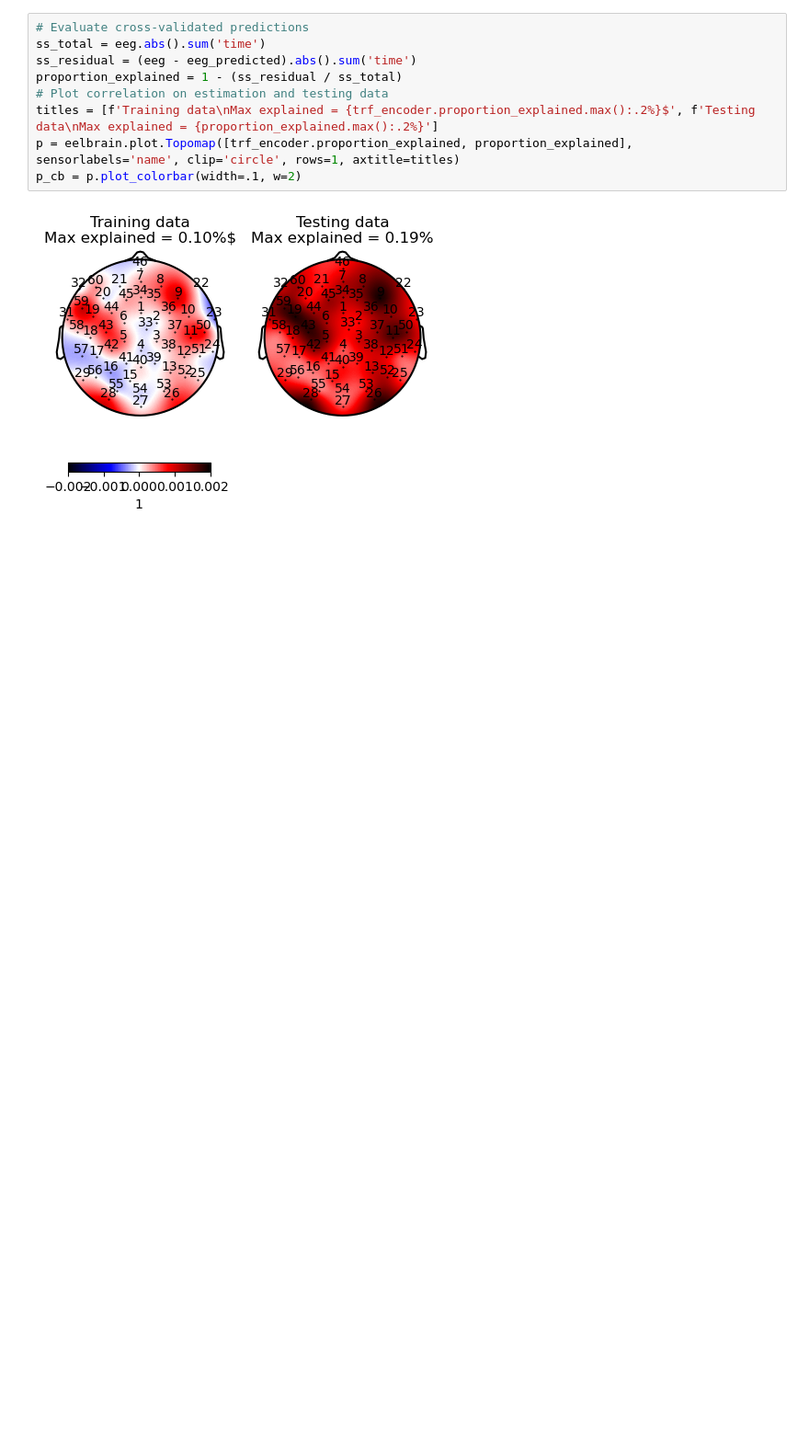
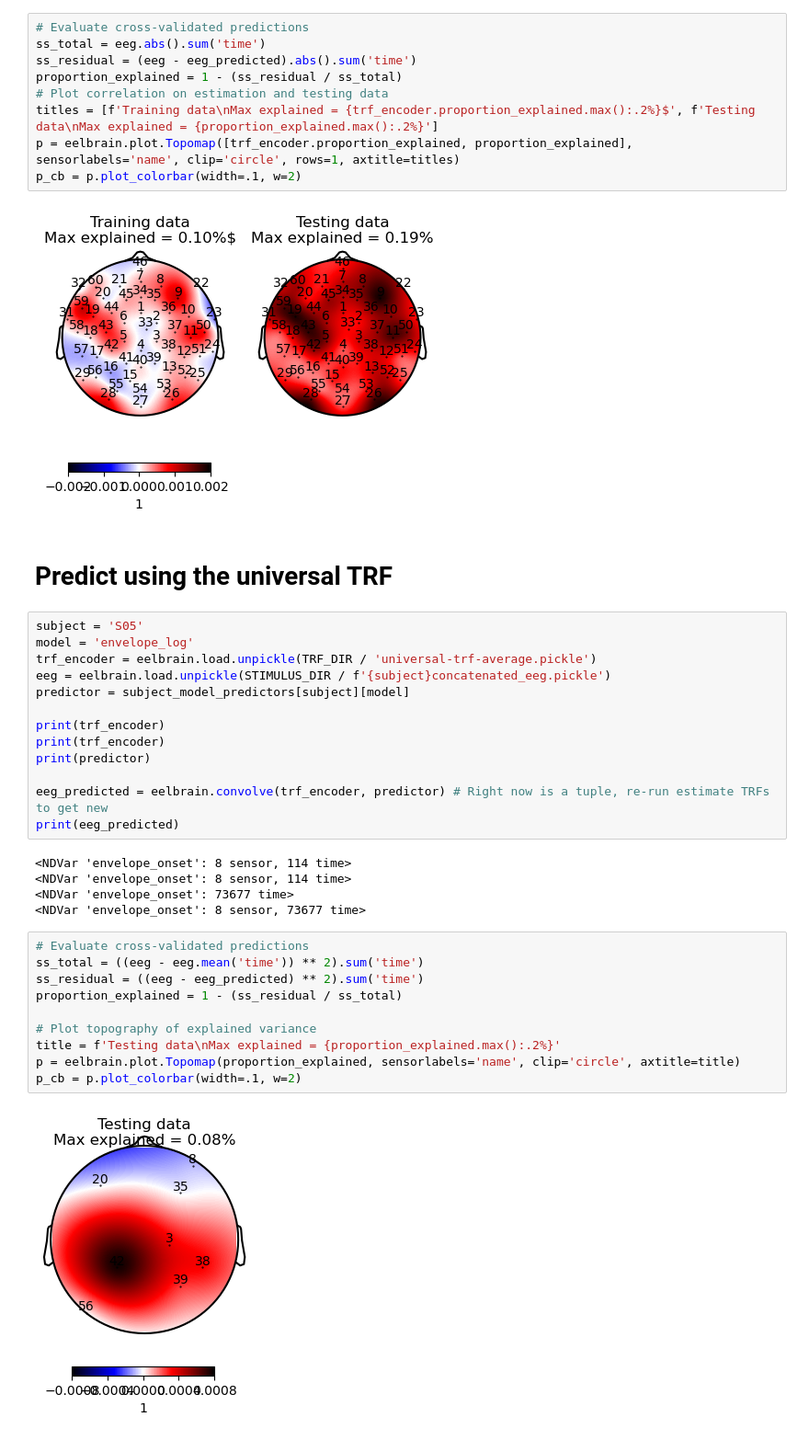
Before and after one commit to manito-coder/Alice, a Jupyter notebook: analysis/predict-eeg.ipynb, the cells around one changed output. Shown at 92% size. Drawn from its saved outputs; the diff is of its cells as text; blank space fills up the shorter version.

```diff
--- a/analysis/predict-eeg.ipynb
+++ b/analysis/predict-eeg.ipynb
@@ -37,3 +37,36 @@ p_cb = p.plot_colorbar(width=.1, w=2)
 # %% [output]
 [figure]
 [figure]
+# %% [markdown]
+# Predict using the universal TRF
+# %%
+subject = 'S05'
+model = 'envelope_log'
+trf_encoder = eelbrain.load.unpickle(TRF_DIR / 'universal-trf-average.pickle')
+eeg = eelbrain.load.unpickle(STIMULUS_DIR / f'{subject}concatenated_eeg.pickle')
+predictor = subject_model_predictors[subject][model]
+
+print(trf_encoder)
+print(trf_encoder)
+print(predictor)
+
+eeg_predicted = eelbrain.convolve(trf_encoder, predictor) # Right now is a tuple, re-run estimate TRFs to get new
+print(eeg_predicted)
+# %% [output]
+<NDVar 'envelope_onset': 8 sensor, 114 time>
+<NDVar 'envelope_onset': 8 sensor, 114 time>
+<NDVar 'envelope_onset': 73677 time>
+<NDVar 'envelope_onset': 8 sensor, 73677 time>
+# %%
+# Evaluate cross-validated predictions
+ss_total = ((eeg - eeg.mean('time')) ** 2).sum('time')
+ss_residual = ((eeg - eeg_predicted) ** 2).sum('time')
+proportion_explained = 1 - (ss_residual / ss_total)
+
+# Plot topography of explained variance
+title = f'Testing data\nMax explained = {proportion_explained.max():.2%}'
+p = eelbrain.plot.Topomap(proportion_explained, sensorlabels='name', clip='circle', axtitle=title)
+p_cb = p.plot_colorbar(width=.1, w=2)
+# %% [output]
+[figure, added]
+[figure, added]
```
Also changed, not shown: 3 other files.
